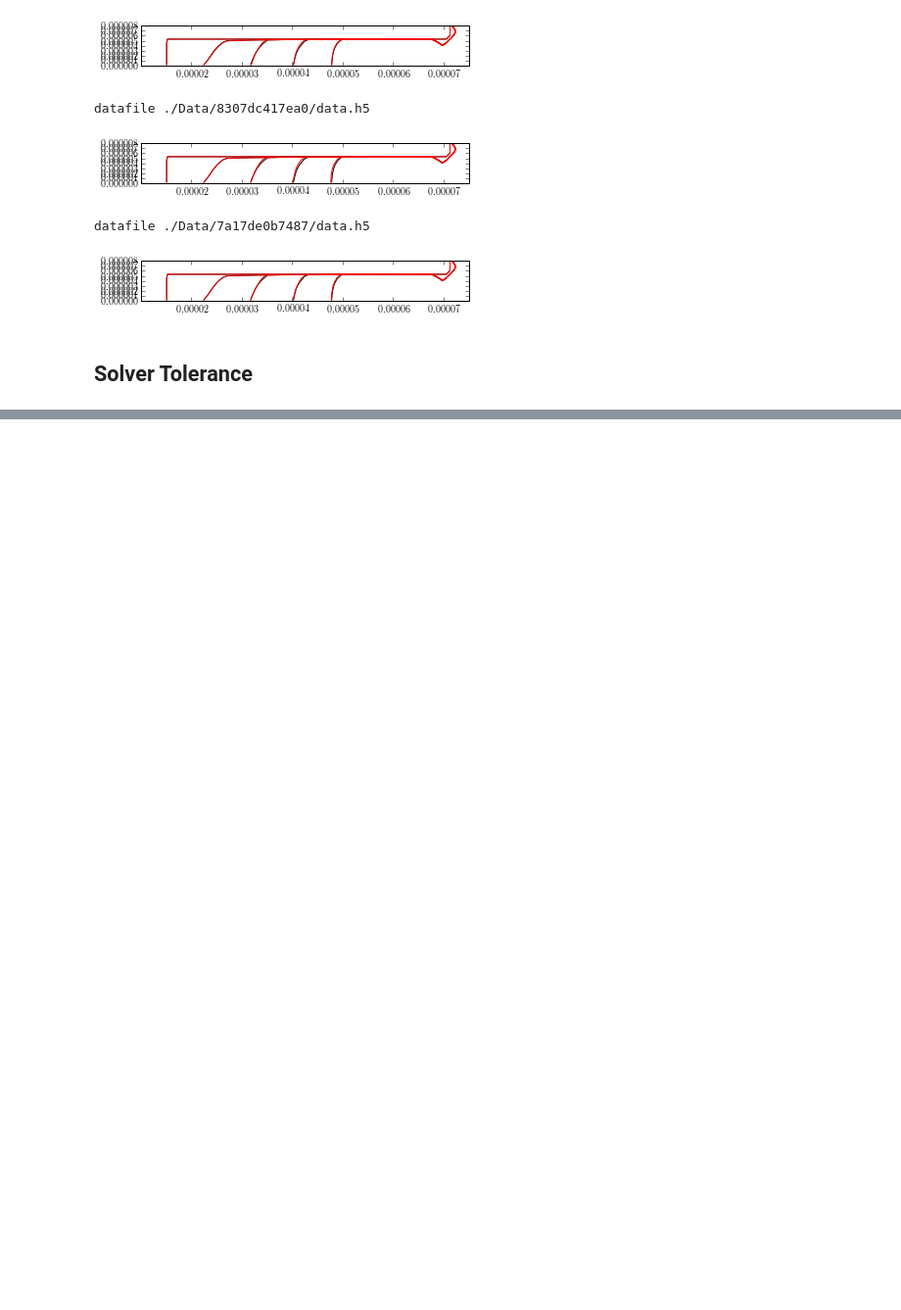
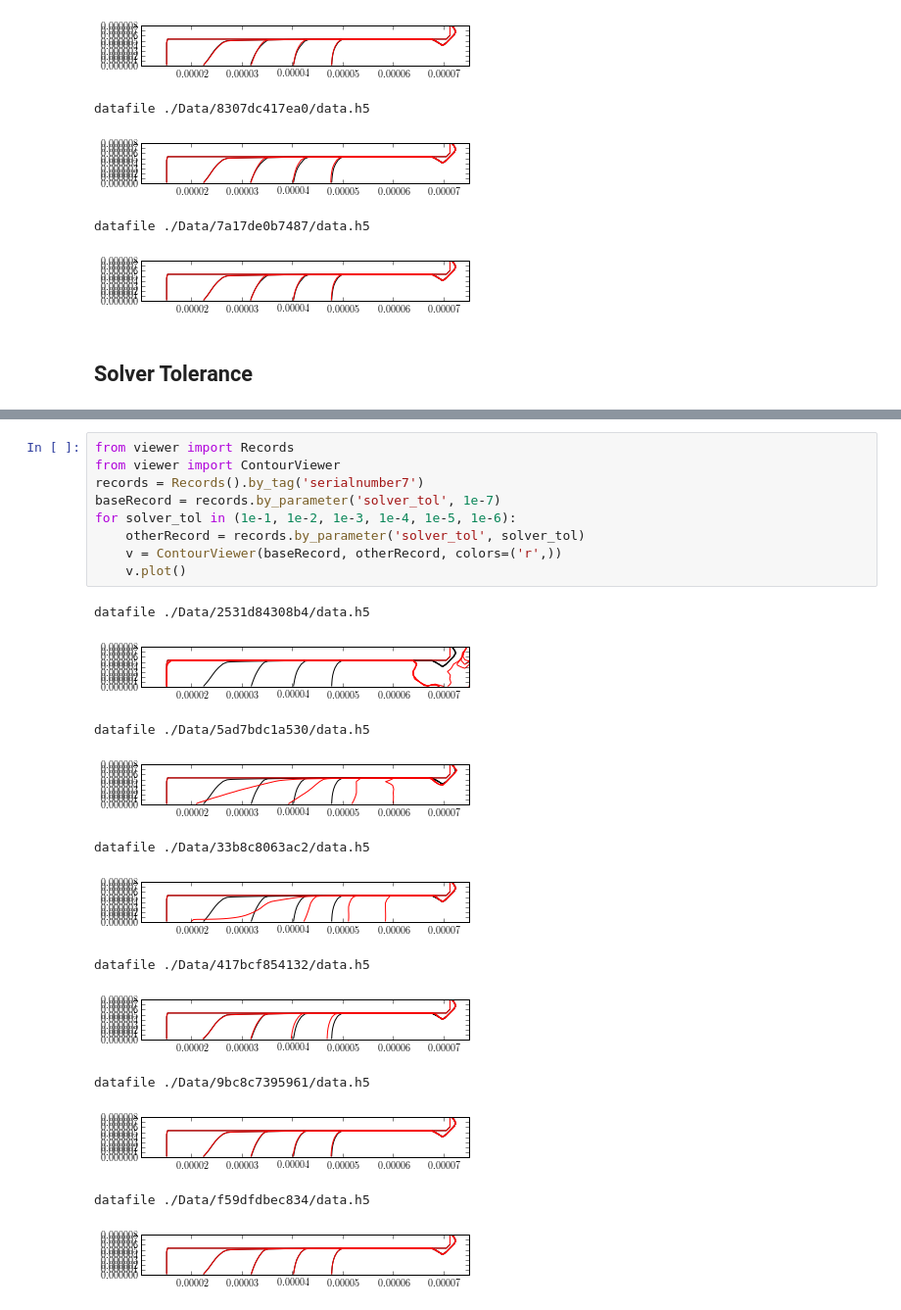
Before and after one commit to wd15/extremefill2D, a Jupyter notebook: convergence.ipynb, the cells around one changed output, grey strips where cells are left out. Shown at 98% size. Drawn from its saved outputs; the diff is of its cells as text; blank space fills up the shorter version.

```diff
--- a/convergence.ipynb
+++ b/convergence.ipynb
@@ -132,0 +137,22 @@ datafile ./Data/7a17de0b7487/data.h5
+# %%
+from viewer import Records
+from viewer import ContourViewer
+records = Records().by_tag('serialnumber7')
+baseRecord = records.by_parameter('solver_tol', 1e-7)
+for solver_tol in (1e-1, 1e-2, 1e-3, 1e-4, 1e-5, 1e-6):
+    otherRecord = records.by_parameter('solver_tol', solver_tol)
+    v = ContourViewer(baseRecord, otherRecord, colors=('r',))
+    v.plot()
+# %% [output]
+datafile ./Data/2531d84308b4/data.h5
+[figure, added]
+datafile ./Data/5ad7bdc1a530/data.h5
+[figure, added]
+datafile ./Data/33b8c8063ac2/data.h5
+[figure, added]
+datafile ./Data/417bcf854132/data.h5
+[figure, added]
+datafile ./Data/9bc8c7395961/data.h5
+[figure, added]
+datafile ./Data/f59dfdbec834/data.h5
+[figure, added]
```
Also changed, not shown: parts of 9 cells of this notebook, 2 other files.
